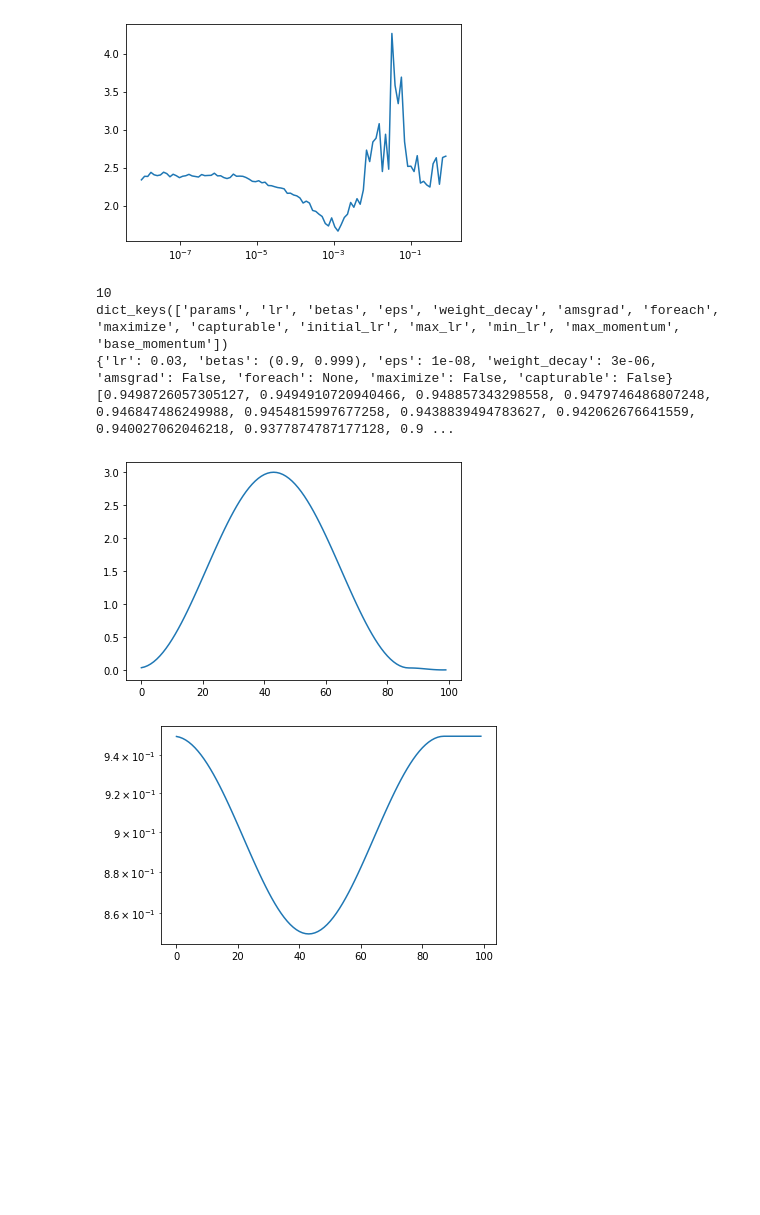
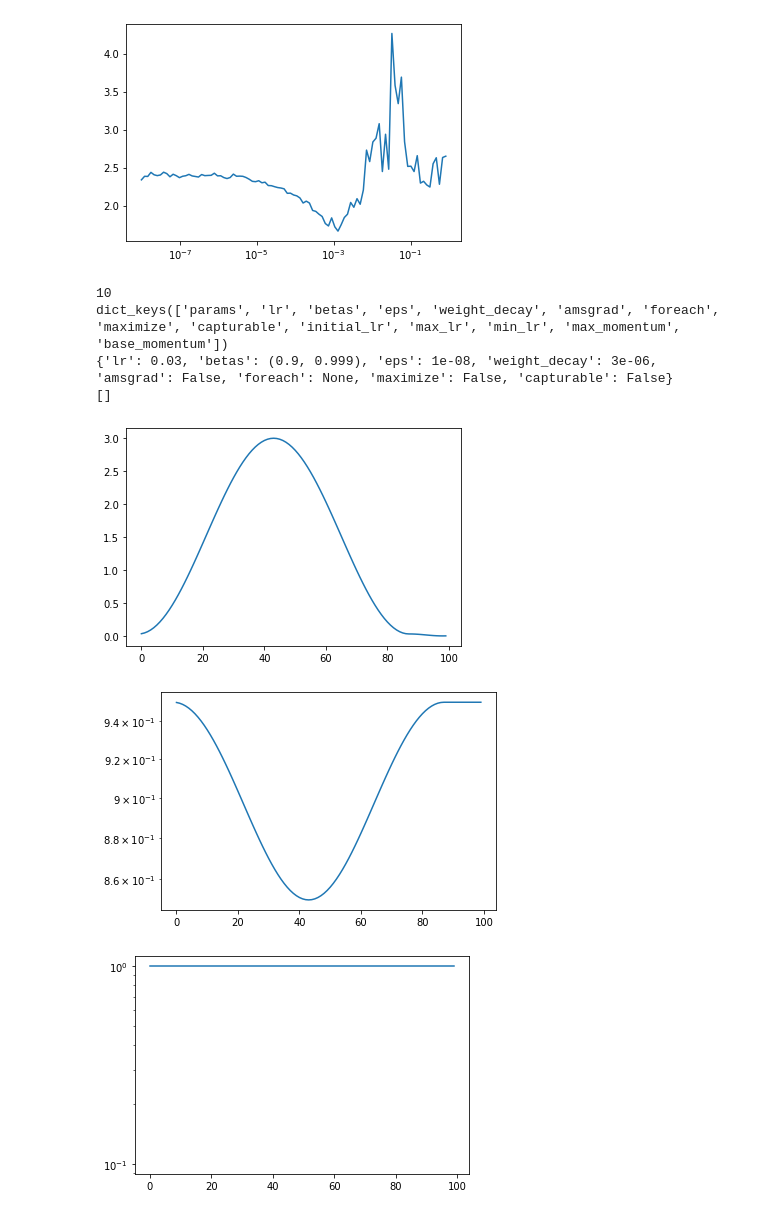
Before and after one commit to eisbetterthanpi/pytorch, a Jupyter notebook: fast.ipynb, the cells around one changed output. Saved outputs shown, nothing was run; the diff lists cells and outputs as text; code cells hidden in the pictures; blank space fills up the shorter version.

```diff
--- a/fast.ipynb
+++ b/fast.ipynb
@@ -434,35 +435,43 @@ print(optimizer.defaults)
 # scheduler=schedulerbase(optimizer)
 
 
 
 # epochs=epochs, steps_per_epoch=num_batches
 # scheduler = torch.optim.lr_scheduler.OneCycleLR(optimizer, max_lr=max_lr, total_steps=num_iter, pct_start=0.45, anneal_strategy='cos', cycle_momentum=True, base_momentum=0.85, max_momentum=0.95, div_factor=div_factor, final_div_factor=10000.0, three_phase=True,)
 
 lr_list=[]
 mm_list=[]
+mm1_list,mm2_list=[],[]
 # for x in range(total_steps):
 for x in range(num_iter):
     scheduler.step()
     lr=optimizer.param_groups[0]["lr"]
     lr_list.append(lr)
     # mm=optimizer.param_groups[0]["momentum"]
-    mm=optimizer.param_groups[0]["betas"][0]
-    mm_list.append(mm)
+    # mm=optimizer.param_groups[0]["betas"][0]
+    # mm_list.append(mm)
+    mm1,mm2=optimizer.param_groups[0]["betas"]
+    mm1_list.append(mm1)
+    mm2_list.append(mm2)
 
 print(mm_list)
 
 import matplotlib.pyplot as plt
 plt.plot(lr_list)
 # plt.yscale('log')
 plt.show()
-plt.plot(mm_list)
+plt.plot(mm1_list)
 plt.yscale('log')
 plt.show()
+plt.plot(mm2_list)
+plt.yscale('log')
+plt.show()
 # %% [output]
 10
 dict_keys(['params', 'lr', 'betas', 'eps', 'weight_decay', 'amsgrad', 'foreach', 'maximize', 'capturable', 'initial_lr', 'max_lr', 'min_lr', 'max_momentum', 'base_momentum'])
 {'lr': 0.03, 'betas': (0.9, 0.999), 'eps': 1e-08, 'weight_decay': 3e-06, 'amsgrad': False, 'foreach': None, 'maximize': False, 'capturable': False}
-[0.9498726057305127, 0.9494910720940466, 0.948857343298558, 0.9479746486807248, 0.946847486249988, 0.9454815997677258, 0.9438839494783627, 0.942062676641559, 0.940027062046218, 0.9377874787177128, 0.9 ...
+[]
 [figure]
 [figure]
+[figure, added]
 # %%
```
Also changed, not shown: parts of 4 cells of this notebook.
